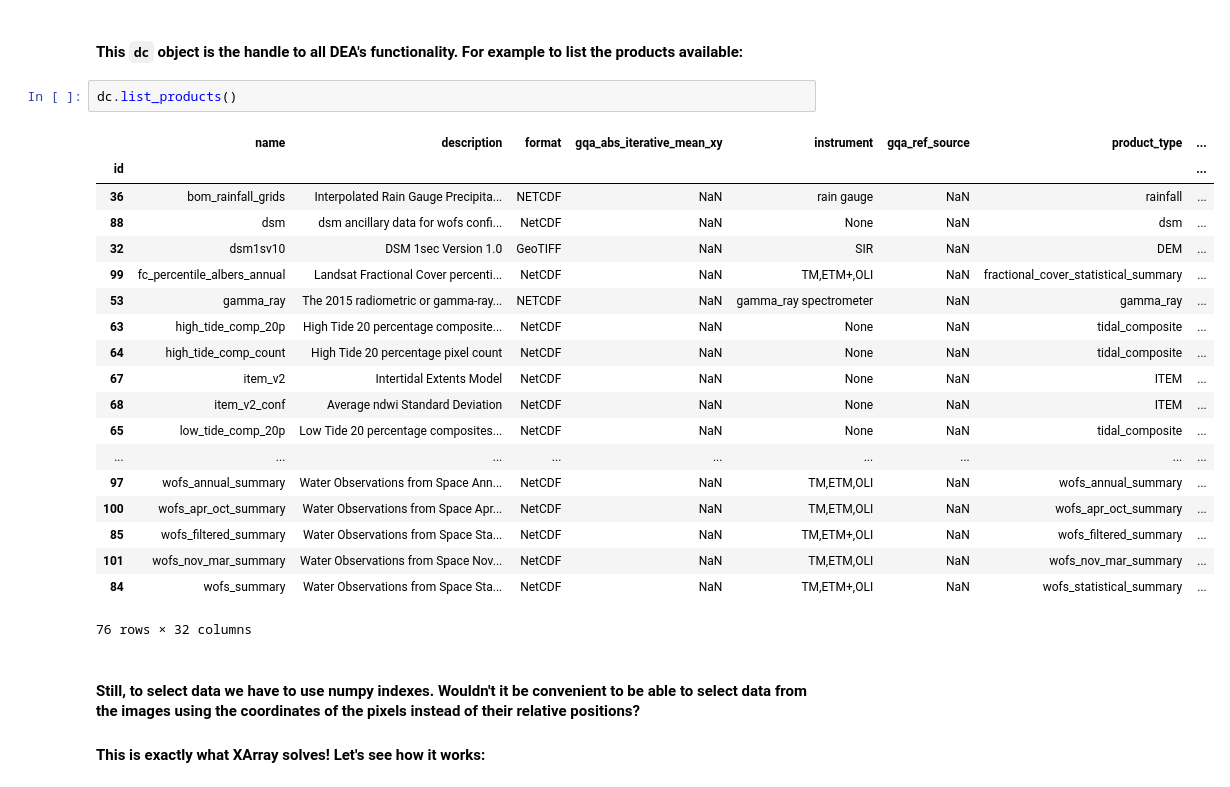
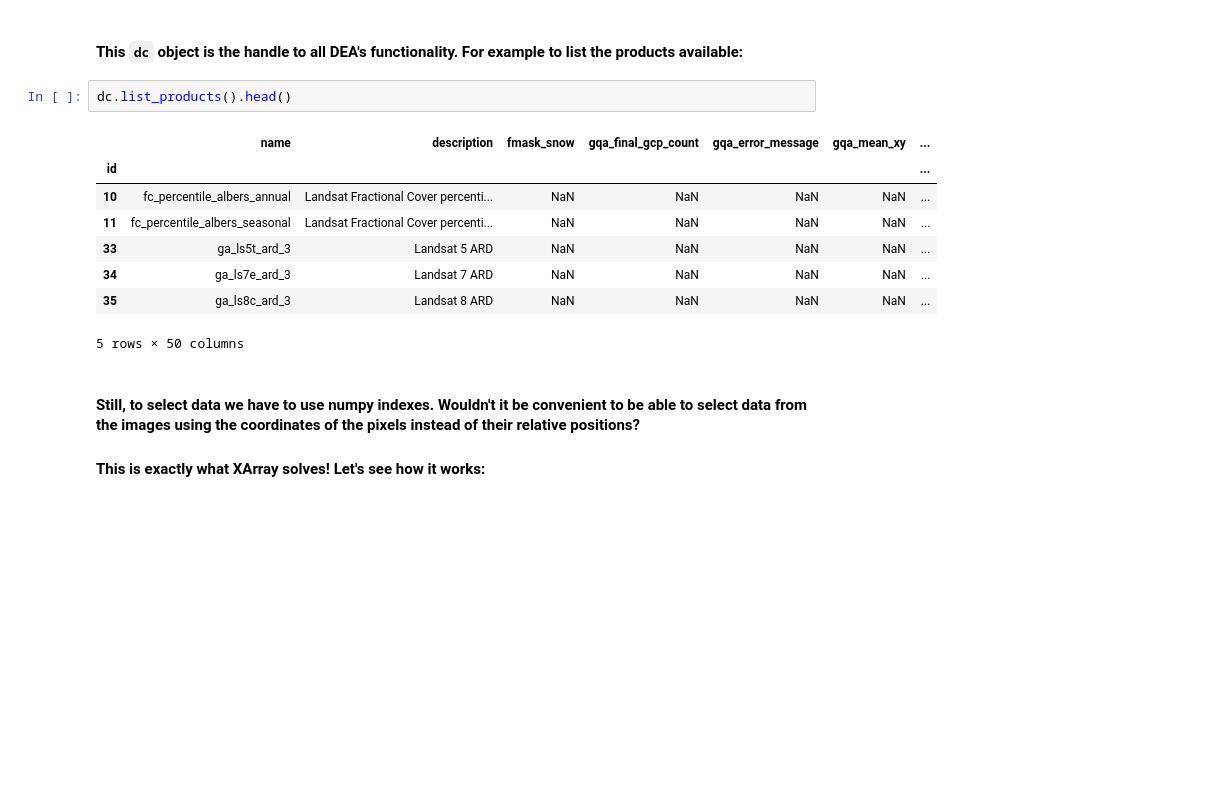
Before and after one commit to ANU-WALD/dea_training, a Jupyter notebook: materials/day1/5_dea_start.ipynb, the cells around one changed output. Drawn from its saved outputs; the diff is of its cells as text; blank space fills up the shorter version.

```diff
--- a/materials/day1/5_dea_start.ipynb
+++ b/materials/day1/5_dea_start.ipynb
@@ -16,27 +18,16 @@ datacube.api.core.Datacube
 # %% [markdown]
 #### This `dc` object is the handle to all DEA's functionality. For example to list the products available:
 # %%
-dc.list_products()
+dc.list_products().head()
 # %% [output]
-|  | name | description | format | gqa_abs_iterative_mean_xy | instrument | gqa_ref_source | product_type | ... |
-| id |  |  |  |  |  |  |  | ... |
-| 36 | bom_rainfall_grids | Interpolated Rain Gauge Precipita... | NETCDF | NaN | rain gauge | NaN | rainfall | ... |
-| 88 | dsm | dsm ancillary data for wofs confi... | NetCDF | NaN | None | NaN | dsm | ... |
-| 32 | dsm1sv10 | DSM 1sec Version 1.0 | GeoTIFF | NaN | SIR | NaN | DEM | ... |
-| 99 | fc_percentile_albers_annual | Landsat Fractional Cover percenti... | NetCDF | NaN | TM,ETM+,OLI | NaN | fractional_cover_statistical_summary | ... |
-| 53 | gamma_ray | The 2015 radiometric or gamma-ray... | NETCDF | NaN | gamma_ray spectrometer | NaN | gamma_ray | ... |
-| 63 | high_tide_comp_20p | High Tide 20 percentage composite... | NetCDF | NaN | None | NaN | tidal_composite | ... |
-| 64 | high_tide_comp_count | High Tide 20 percentage pixel count | NetCDF | NaN | None | NaN | tidal_composite | ... |
-| 67 | item_v2 | Intertidal Extents Model | NetCDF | NaN | None | NaN | ITEM | ... |
-| 68 | item_v2_conf | Average ndwi Standard Deviation | NetCDF | NaN | None | NaN | ITEM | ... |
-| 65 | low_tide_comp_20p | Low Tide 20 percentage composites... | NetCDF | NaN | None | NaN | tidal_composite | ... |
-| ... | ... | ... | ... | ... | ... | ... | ... | ... |
-| 97 | wofs_annual_summary | Water Observations from Space Ann... | NetCDF | NaN | TM,ETM,OLI | NaN | wofs_annual_summary | ... |
-| 100 | wofs_apr_oct_summary | Water Observations from Space Apr... | NetCDF | NaN | TM,ETM,OLI | NaN | wofs_apr_oct_summary | ... |
-| 85 | wofs_filtered_summary | Water Observations from Space Sta... | NetCDF | NaN | TM,ETM+,OLI | NaN | wofs_filtered_summary | ... |
-| 101 | wofs_nov_mar_summary | Water Observations from Space Nov... | NetCDF | NaN | TM,ETM,OLI | NaN | wofs_nov_mar_summary | ... |
-| 84 | wofs_summary | Water Observations from Space Sta... | NetCDF | NaN | TM,ETM+,OLI | NaN | wofs_statistical_summary | ... |
+|  | name | description | fmask_snow | gqa_final_gcp_count | gqa_error_message | gqa_mean_xy | ... |
+| id |  |  |  |  |  |  | ... |
+| 10 | fc_percentile_albers_annual | Landsat Fractional Cover percenti... | NaN | NaN | NaN | NaN | ... |
+| 11 | fc_percentile_albers_seasonal | Landsat Fractional Cover percenti... | NaN | NaN | NaN | NaN | ... |
+| 33 | ga_ls5t_ard_3 | Landsat 5 ARD | NaN | NaN | NaN | NaN | ... |
+| 34 | ga_ls7e_ard_3 | Landsat 7 ARD | NaN | NaN | NaN | NaN | ... |
+| 35 | ga_ls8c_ard_3 | Landsat 8 ARD | NaN | NaN | NaN | NaN | ... |
-76 rows × 32 columns
+5 rows × 50 columns
 # %% [markdown]
 #### Still, to select data we have to use numpy indexes. Wouldn't it be convenient to be able to select data from the images using the coordinates of the pixels instead of their relative positions?
 
```
Also changed, not shown: parts of 1 cell of this notebook.
